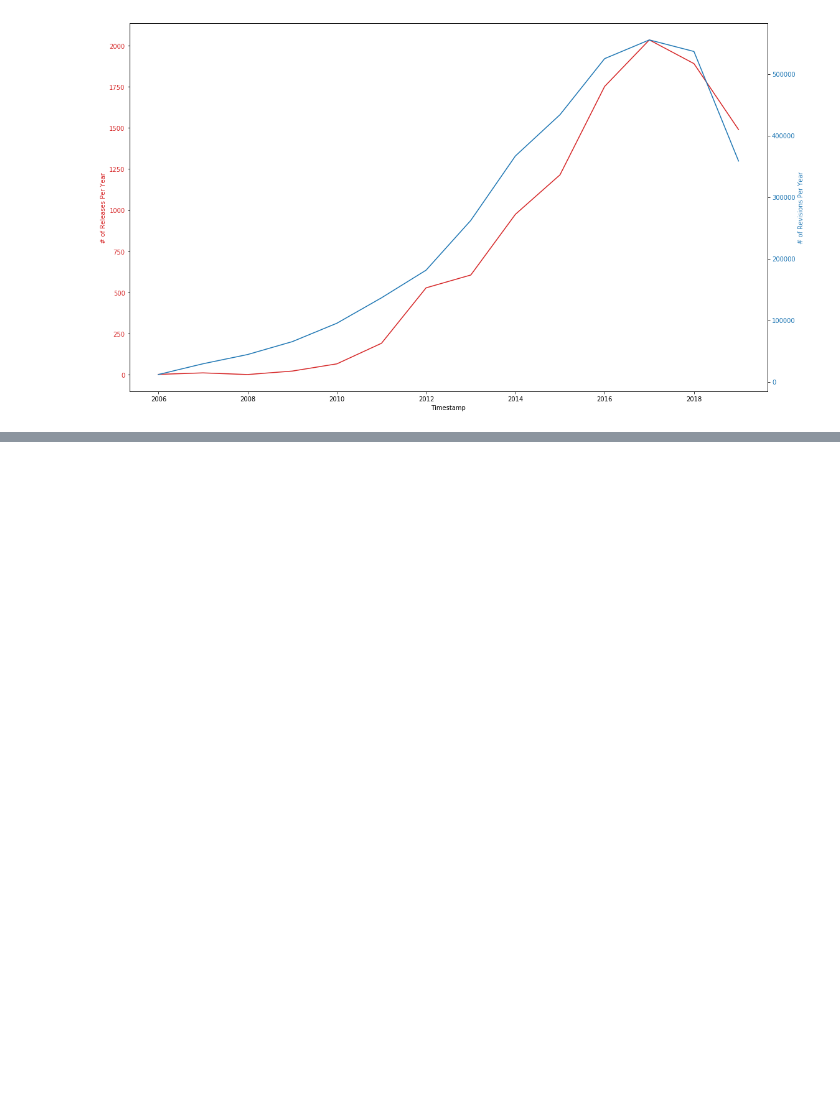
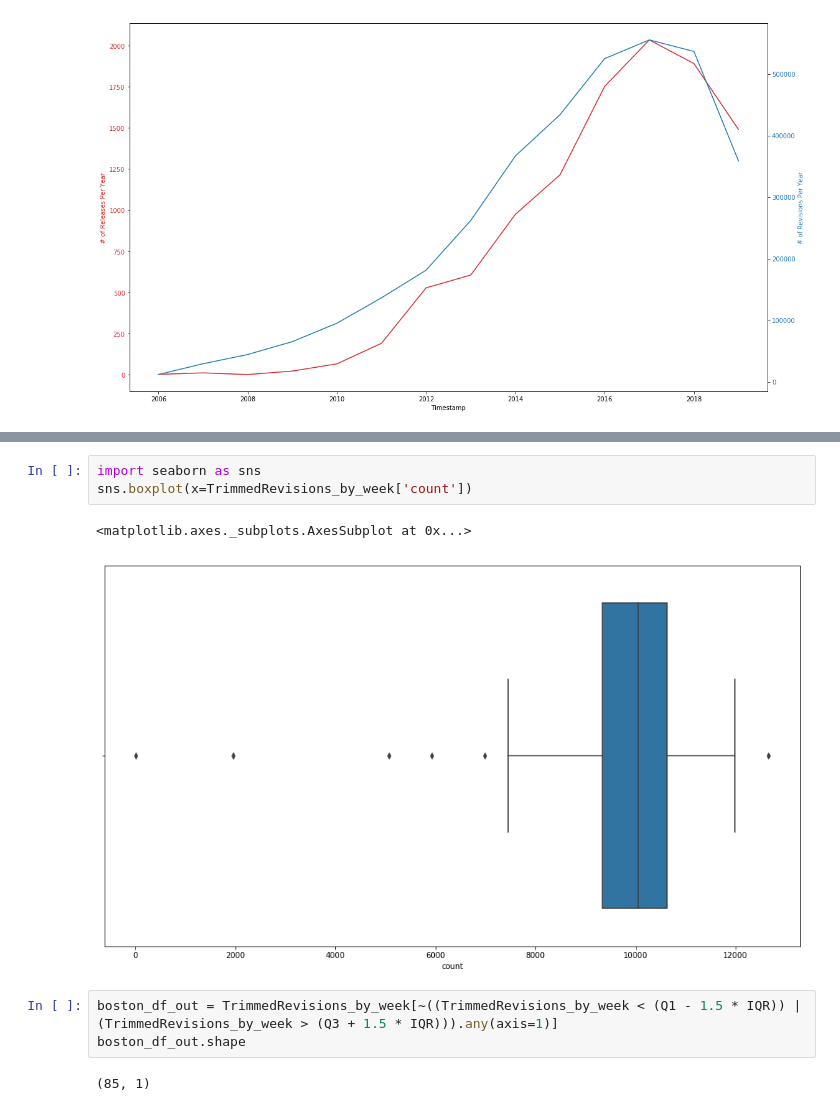
Before and after one commit to UNCG-CSE/Open_Source_Vul_Metrics, a Jupyter notebook: src/Models/GW Project 3.ipynb, the cells around one changed output, grey strips where cells are left out. Drawn from its saved outputs; the diff is of its cells as text; blank space fills up the shorter version.

```diff
--- a/src/Models/GW Project 3.ipynb
+++ b/src/Models/GW Project 3.ipynb
@@ -246,0 +328,11 @@ plt.show()
+# %%
+import seaborn as sns
+sns.boxplot(x=TrimmedRevisions_by_week['count'])
+# %% [output]
+<matplotlib.axes._subplots.AxesSubplot at 0x...>
+[figure, added]
+# %%
+boston_df_out = TrimmedRevisions_by_week[~((TrimmedRevisions_by_week < (Q1 - 1.5 * IQR)) |(TrimmedRevisions_by_week > (Q3 + 1.5 * IQR))).any(axis=1)]
+boston_df_out.shape
+# %% [output]
+(85, 1)
```
Also changed, not shown: parts of 22 cells of this notebook.
